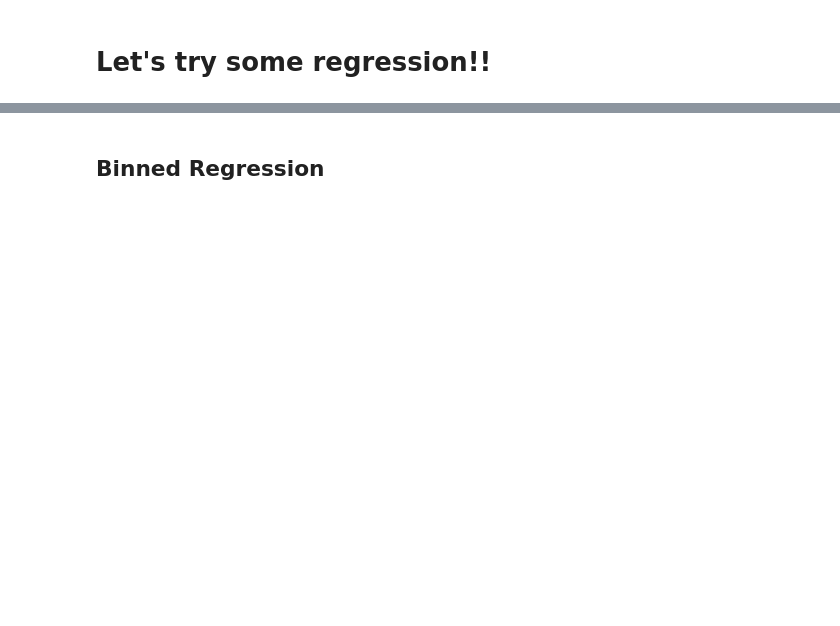
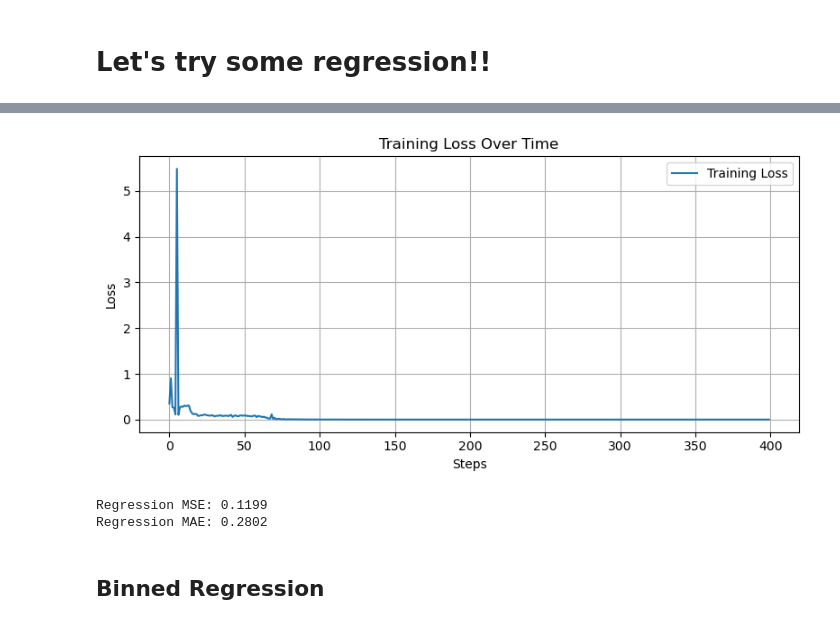
Before and after one commit to MohanedAnene/Glyphs, a Jupyter notebook: regression.ipynb, the cells around one changed output, grey strips where cells are left out. Saved outputs shown, nothing was run; the diff lists cells and outputs as text; code cells hidden in the pictures; blank space fills up the shorter version.

```diff
--- a/regression.ipynb
+++ b/regression.ipynb
@@ -2,0 +56,33 @@
+# %%
+import torch
+import matplotlib.pyplot as plt
+
+device = torch.device("cuda" if torch.cuda.is_available() else "cpu")
+print(device)
+
+model = GlyphClassifier(resolution=(128, 128)).to(device)
+criterion = nn.MSELoss()
+optimizer = torch.optim.Adam(model.parameters(), lr=0.001)
+
+# Training loop
+num_epochs = 20
+losses = []
+
+for epoch in range(num_epochs):
+    model.train()
+    for images, labels, _ in train_loader:
+        images = images.to(device)
+        labels = labels.to(device)\
+
+        optimizer.zero_grad()
+        outputs = model(images).squeeze()
+        loss = criterion(outputs, labels.squeeze())
+        loss.backward()
+        optimizer.step()
+        losses.append(loss.item())
+
+    print(f"Epoch {epoch+1}/{num_epochs} - Loss: {losses[-1]:.4f}")
+
+
+ML.plot_training_loss(losses)
+# %% [output]
@@ -3,3 +106,30 @@
+[figure, added]
+# %%
+import numpy as np
+
+model.eval()
+predictions = []
+ground_truths = []
+
+with torch.no_grad():
+    for images, labels, _ in test_loader:
+        images = images.to(device)
+        labels = labels.to(device)
+        outputs = model(images).squeeze()
+        predictions.extend(outputs.cpu().numpy())
+        ground_truths.extend(labels.cpu().numpy())
+
+predictions = np.array(predictions)
+ground_truths = np.array(ground_truths)
+
+mse = np.mean((predictions - ground_truths)**2)
+mae = np.mean(np.abs(predictions - ground_truths))
+
+print(f"Regression MSE: {mse:.4f}")
+print(f"Regression MAE: {mae:.4f}")
+# %% [output]
+Regression MSE: 0.1199
+Regression MAE: 0.2802
 # %% [markdown]
 ## Binned Regression
 # %%
```
Also changed, not shown: parts of 4 cells of this notebook, 4 other files.
